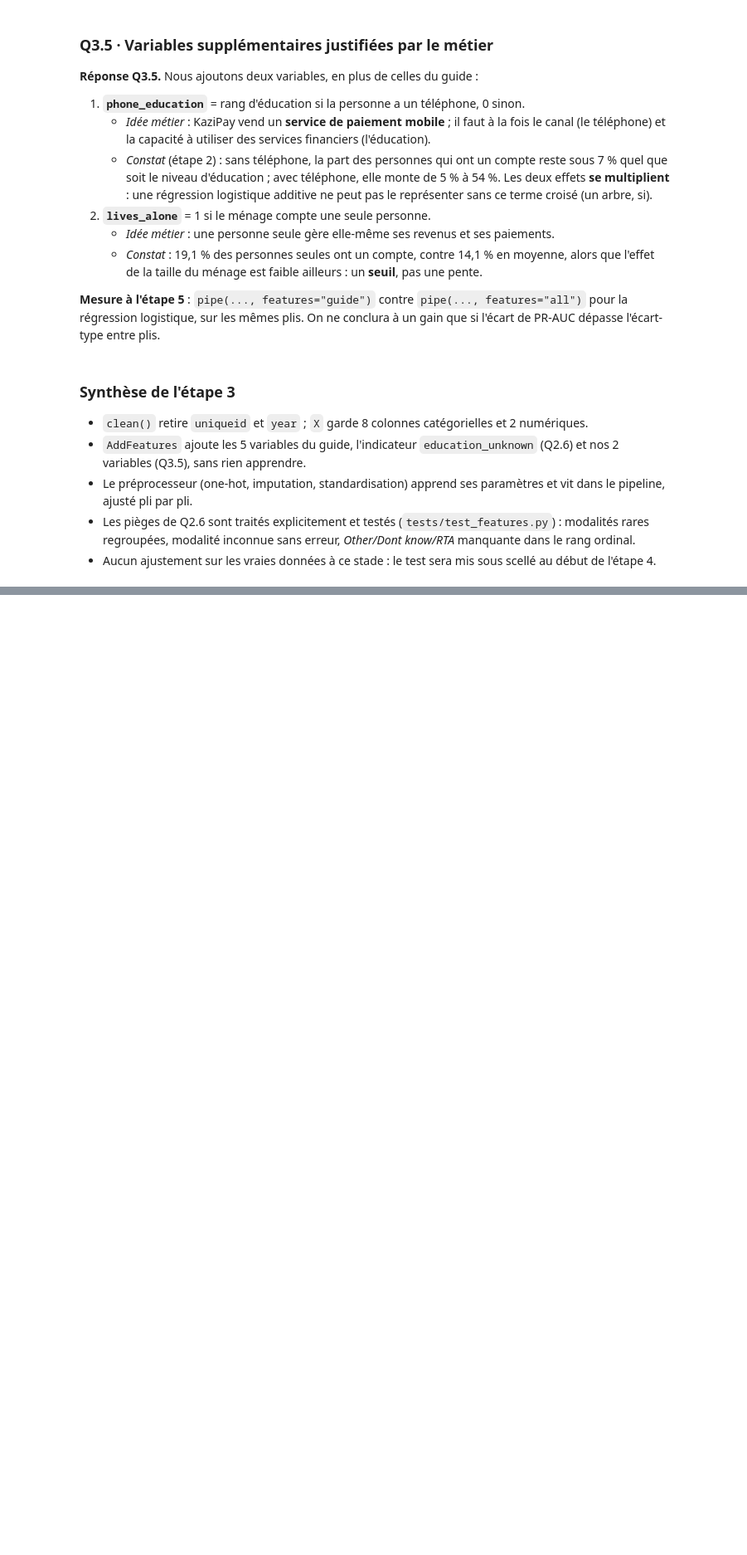
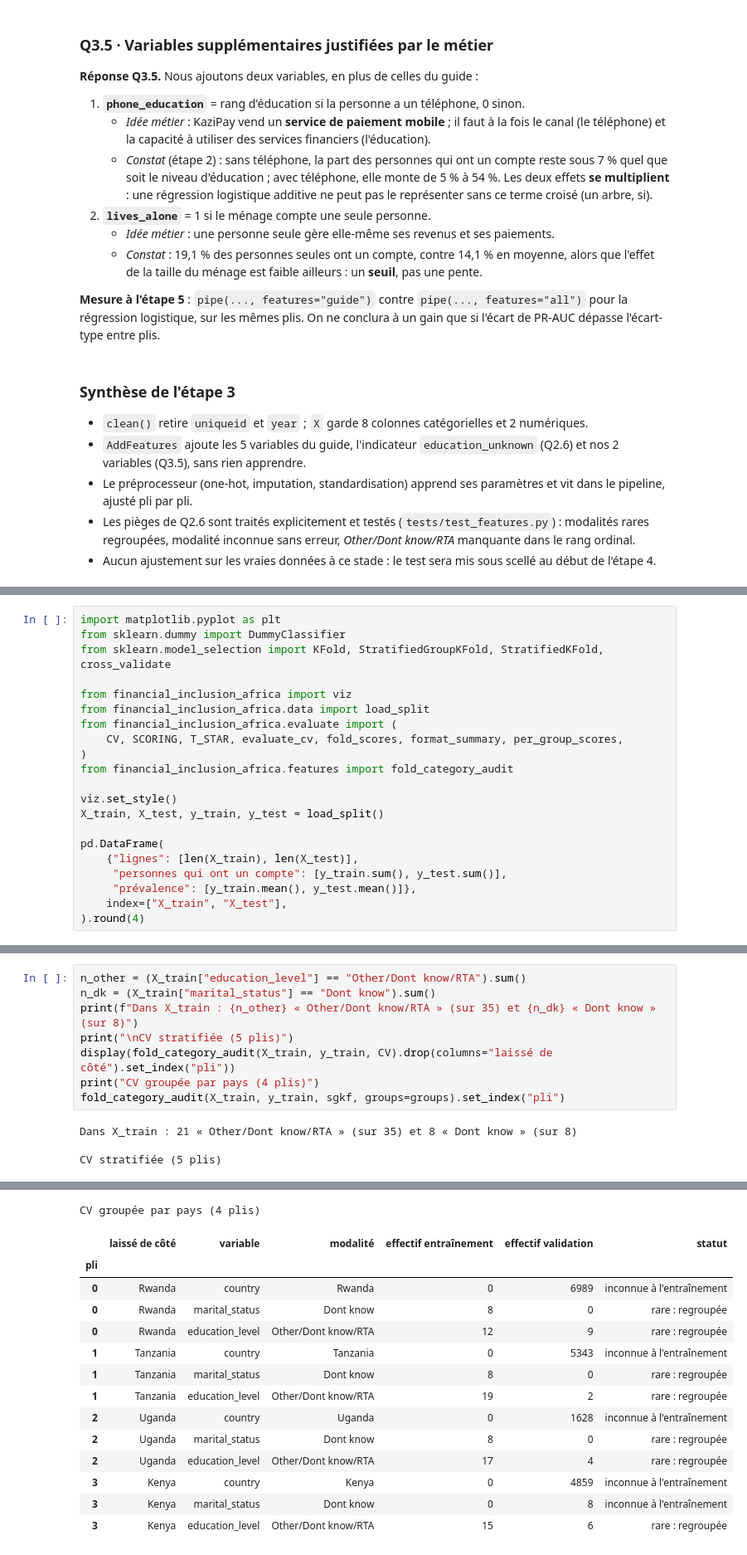
Before and after one commit to kmache/financial-inclusion-africa, a Jupyter notebook: notebooks/02_preparation_protocole.ipynb, the cells around one changed output, grey strips where cells are left out. Shown at 83% size. Cells and saved outputs as stored; diff of their text form; blank space fills up the shorter version.

```diff
--- a/notebooks/02_preparation_protocole.ipynb
+++ b/notebooks/02_preparation_protocole.ipynb
@@ -396,0 +401,21 @@ pd.Series({
+# %%
+import matplotlib.pyplot as plt
+from sklearn.dummy import DummyClassifier
+from sklearn.model_selection import KFold, StratifiedGroupKFold, StratifiedKFold, cross_validate
+
+from financial_inclusion_africa import viz
+from financial_inclusion_africa.data import load_split
+from financial_inclusion_africa.evaluate import (
+    CV, SCORING, T_STAR, evaluate_cv, fold_scores, format_summary, per_group_scores,
+)
+from financial_inclusion_africa.features import fold_category_audit
+
+viz.set_style()
+X_train, X_test, y_train, y_test = load_split()
+
+pd.DataFrame(
+    {"lignes": [len(X_train), len(X_test)],
+     "personnes qui ont un compte": [y_train.sum(), y_test.sum()],
+     "prévalence": [y_train.mean(), y_test.mean()]},
+    index=["X_train", "X_test"],
+).round(4)
@@ -396,0 +695,12 @@ pd.Series({
+# %%
+n_other = (X_train["education_level"] == "Other/Dont know/RTA").sum()
+n_dk = (X_train["marital_status"] == "Dont know").sum()
+print(f"Dans X_train : {n_other} « Other/Dont know/RTA » (sur 35) et {n_dk} « Dont know » (sur 8)")
+print("\nCV stratifiée (5 plis)")
+display(fold_category_audit(X_train, y_train, CV).drop(columns="laissé de côté").set_index("pli"))
+print("CV groupée par pays (4 plis)")
+fold_category_audit(X_train, y_train, sgkf, groups=groups).set_index("pli")
+# %% [output]
+Dans X_train : 21 « Other/Dont know/RTA » (sur 35) et 8 « Dont know » (sur 8)
+
+CV stratifiée (5 plis)
@@ -396,0 +719,15 @@ pd.Series({
+CV groupée par pays (4 plis)
+|  | laissé de côté | variable | modalité | effectif entraînement | effectif validation | statut |
+| pli |  |  |  |  |  |  |
+| 0 | Rwanda | country | Rwanda | 0 | 6989 | inconnue à l'entraînement |
+| 0 | Rwanda | marital_status | Dont know | 8 | 0 | rare : regroupée |
+| 0 | Rwanda | education_level | Other/Dont know/RTA | 12 | 9 | rare : regroupée |
+| 1 | Tanzania | country | Tanzania | 0 | 5343 | inconnue à l'entraînement |
+| 1 | Tanzania | marital_status | Dont know | 8 | 0 | rare : regroupée |
+| 1 | Tanzania | education_level | Other/Dont know/RTA | 19 | 2 | rare : regroupée |
+| 2 | Uganda | country | Uganda | 0 | 1628 | inconnue à l'entraînement |
+| 2 | Uganda | marital_status | Dont know | 8 | 0 | rare : regroupée |
+| 2 | Uganda | education_level | Other/Dont know/RTA | 17 | 4 | rare : regroupée |
+| 3 | Kenya | country | Kenya | 0 | 4859 | inconnue à l'entraînement |
+| 3 | Kenya | marital_status | Dont know | 0 | 8 | inconnue à l'entraînement |
+| 3 | Kenya | education_level | Other/Dont know/RTA | 15 | 6 | rare : regroupée |
```
Also changed, not shown: parts of 32 cells of this notebook, 9 other files.
